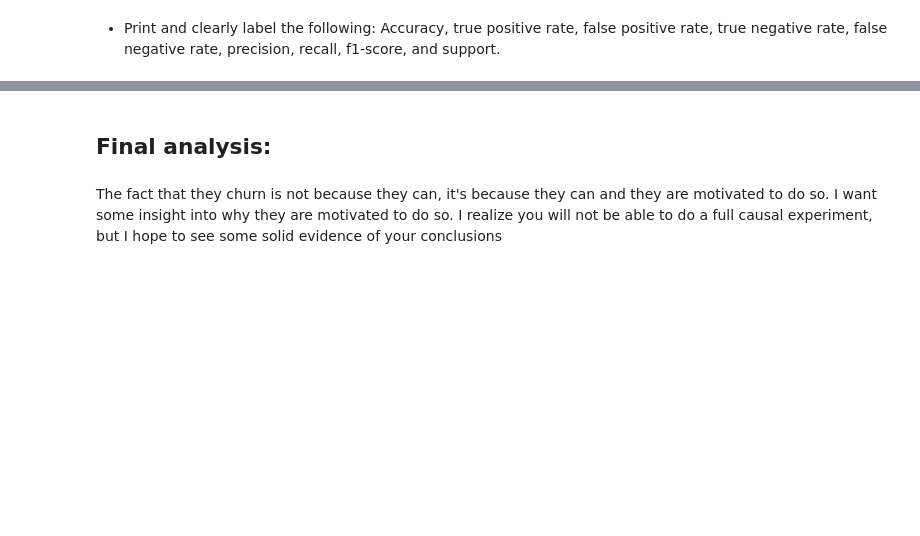
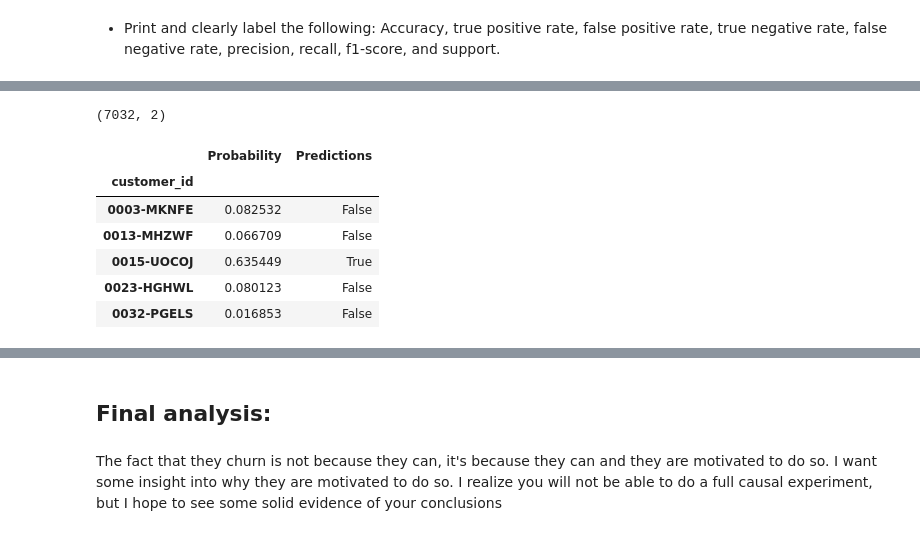
Before and after one commit to Tim-Sotirhos/telco_project, a Jupyter notebook: telco_project_baseline.ipynb, the cells around one changed output, grey strips where cells are left out. Drawn from its saved outputs; the diff is of its cells as text; code cells hidden in the pictures; blank space fills up the shorter version.

```diff
--- a/telco_project_baseline.ipynb
+++ b/telco_project_baseline.ipynb
@@ -582,0 +585,2 @@ ACC = (TP+TN)/(TP+FP+FN+TN)
+# %%
+rf.fit(X_train_rf, y_train_rf)
@@ -582,0 +597,20 @@ ACC = (TP+TN)/(TP+FP+FN+TN)
+# %%
+y_prediction_proba = rf.predict_proba(df_final)
+# %%
+y_predictions = pd.DataFrame({'Probability': y_prediction_proba[:,1], 'Predictions': (y_prediction_proba[:,1] >= .5) == 1})
+# %%
+y_predictions.shape
+# %% [output]
+(7032, 2)
+# %%
+y_predictions = y_predictions.set_index(df_csv.index)
+# %%
+y_predictions.head()
+# %% [output]
+|  | Probability | Predictions |
+| customer_id |  |  |
+| 0003-MKNFE | 0.082532 | False |
+| 0013-MHZWF | 0.066709 | False |
+| 0015-UOCOJ | 0.635449 | True |
+| 0023-HGHWL | 0.080123 | False |
+| 0032-PGELS | 0.016853 | False |
```
Also changed, not shown: parts of 29 cells of this notebook, 1 other file.
